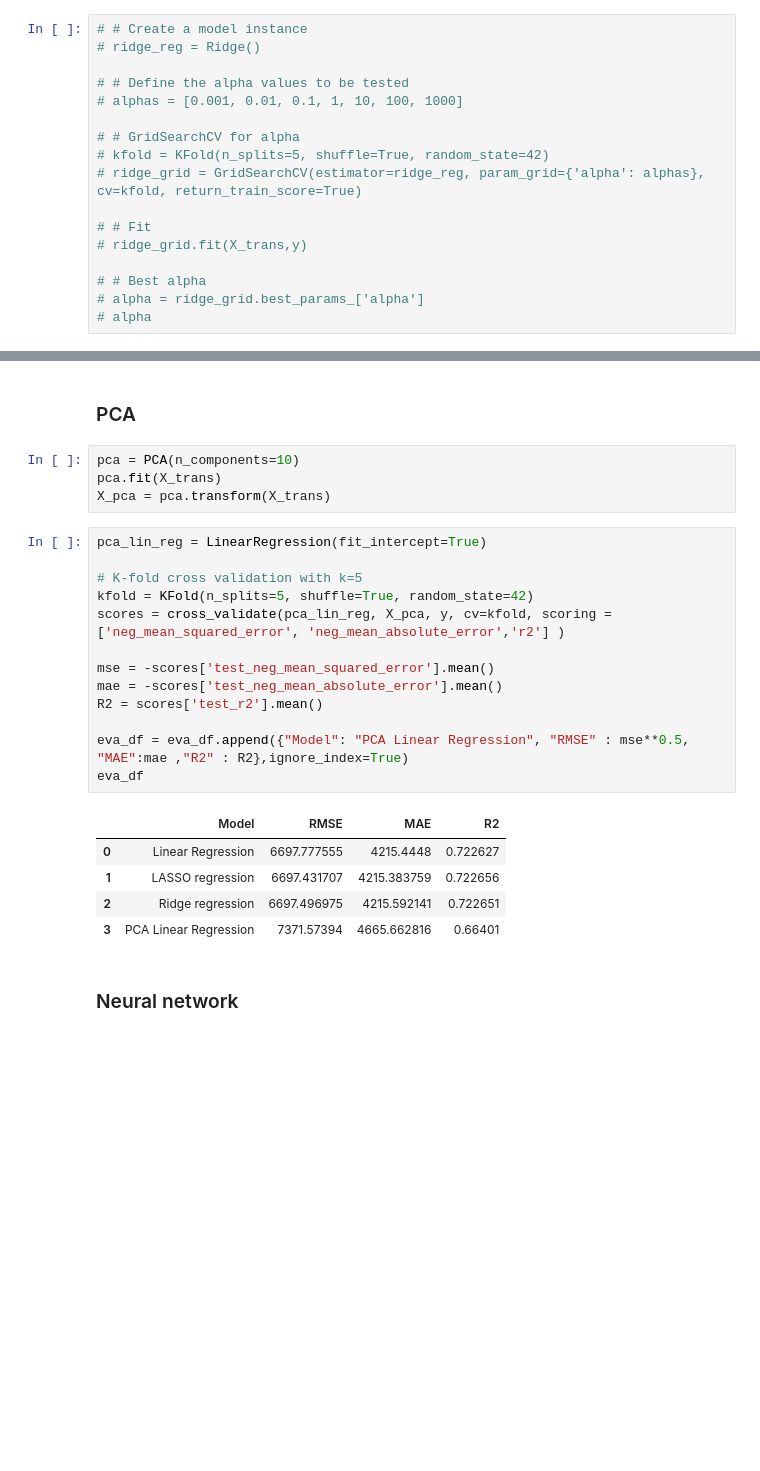
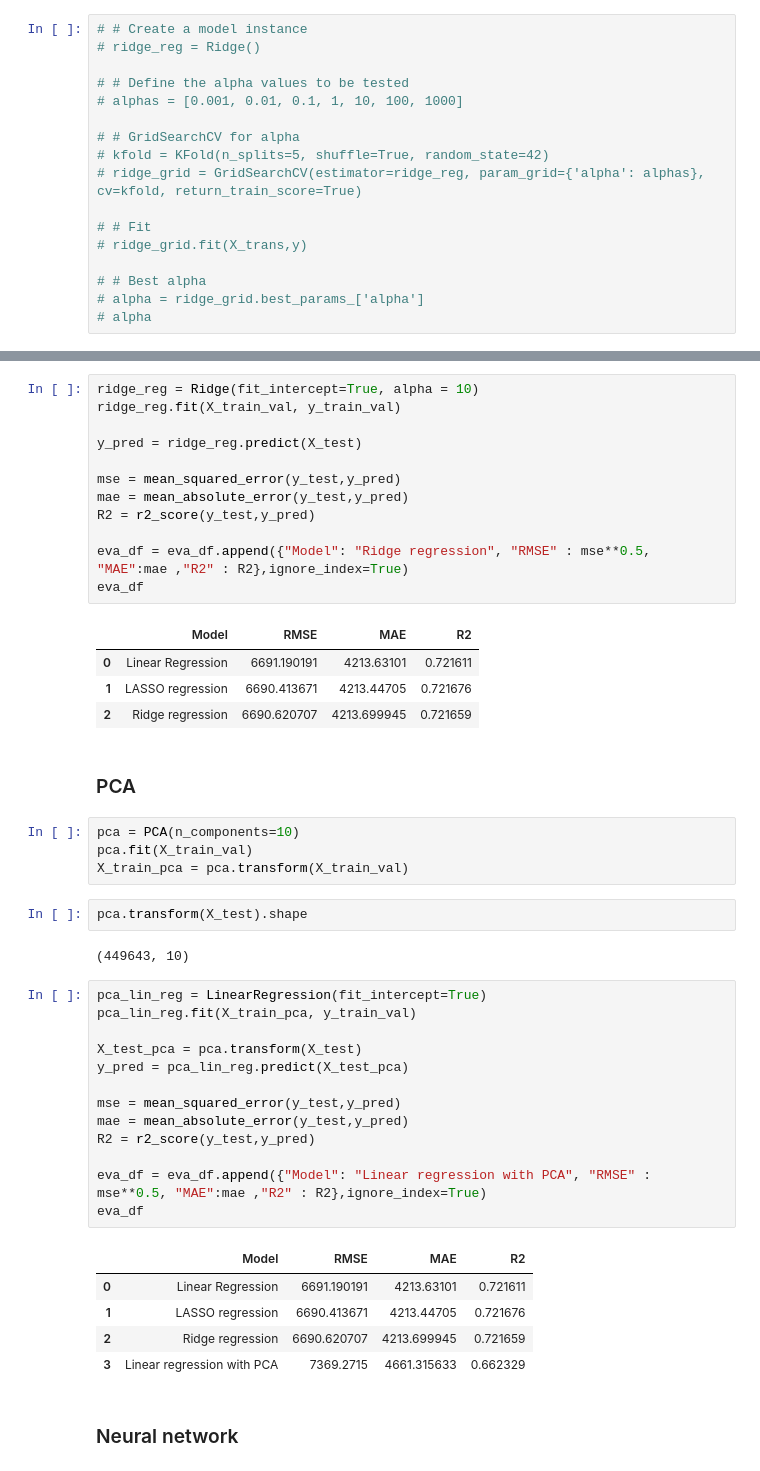
Before and after one commit to nhDuc1993/GMT6740, a Jupyter notebook: scr/model.ipynb, the cells around one changed output, grey strips where cells are left out. Saved outputs shown, nothing was run; the diff lists cells and outputs as text; blank space fills up the shorter version.

```diff
--- a/scr/model.ipynb
+++ b/scr/model.ipynb
@@ -174,30 +215,51 @@ eva_df
 | 0 | Linear Regression | 6697.777555 | 4215.4448 | 0.722627 |
 | 1 | LASSO regression | 6697.431707 | 4215.383759 | 0.722656 |
 | 2 | Ridge regression | 6697.496975 | 4215.592141 | 0.722651 |
+# %%
+ridge_reg = Ridge(fit_intercept=True, alpha = 10)
+ridge_reg.fit(X_train_val, y_train_val)
+
+y_pred = ridge_reg.predict(X_test)
+
+mse = mean_squared_error(y_test,y_pred)
+mae = mean_absolute_error(y_test,y_pred)
+R2 = r2_score(y_test,y_pred)
+
+eva_df = eva_df.append({"Model": "Ridge regression", "RMSE" : mse**0.5, "MAE":mae ,"R2" : R2},ignore_index=True)
+eva_df
+# %% [output]
+|  | Model | RMSE | MAE | R2 |
+| 0 | Linear Regression | 6691.190191 | 4213.63101 | 0.721611 |
+| 1 | LASSO regression | 6690.413671 | 4213.44705 | 0.721676 |
+| 2 | Ridge regression | 6690.620707 | 4213.699945 | 0.721659 |
 # %% [markdown]
 ### PCA
 # %%
 pca = PCA(n_components=10)
-pca.fit(X_trans)
-X_pca = pca.transform(X_trans)
+pca.fit(X_train_val)
+X_train_pca = pca.transform(X_train_val)
-# %%
-pca_lin_reg = LinearRegression(fit_intercept=True)
-
-# K-fold cross validation with k=5
-kfold = KFold(n_splits=5, shuffle=True, random_state=42)
-scores = cross_validate(pca_lin_reg, X_pca, y, cv=kfold, scoring = ['neg_mean_squared_error', 'neg_mean_absolute_error','r2'] )
-
-mse = -scores['test_neg_mean_squared_error'].mean()
-mae = -scores['test_neg_mean_absolute_error'].mean()
-R2 = scores['test_r2'].mean()
-
-eva_df = eva_df.append({"Model": "PCA Linear Regression", "RMSE" : mse**0.5, "MAE":mae ,"R2" : R2},ignore_index=True)
-eva_df
-# %% [output]
-|  | Model | RMSE | MAE | R2 |
-| 0 | Linear Regression | 6697.777555 | 4215.4448 | 0.722627 |
-| 1 | LASSO regression | 6697.431707 | 4215.383759 | 0.722656 |
-| 2 | Ridge regression | 6697.496975 | 4215.592141 | 0.722651 |
-| 3 | PCA Linear Regression | 7371.57394 | 4665.662816 | 0.66401 |
+# %%
+pca.transform(X_test).shape
+# %% [output]
+(449643, 10)
+# %%
+pca_lin_reg = LinearRegression(fit_intercept=True)
+pca_lin_reg.fit(X_train_pca, y_train_val)
+
+X_test_pca = pca.transform(X_test)
+y_pred = pca_lin_reg.predict(X_test_pca)
+
+mse = mean_squared_error(y_test,y_pred)
+mae = mean_absolute_error(y_test,y_pred)
+R2 = r2_score(y_test,y_pred)
+
+eva_df = eva_df.append({"Model": "Linear regression with PCA", "RMSE" : mse**0.5, "MAE":mae ,"R2" : R2},ignore_index=True)
+eva_df
+# %% [output]
+|  | Model | RMSE | MAE | R2 |
+| 0 | Linear Regression | 6691.190191 | 4213.63101 | 0.721611 |
+| 1 | LASSO regression | 6690.413671 | 4213.44705 | 0.721676 |
+| 2 | Ridge regression | 6690.620707 | 4213.699945 | 0.721659 |
+| 3 | Linear regression with PCA | 7369.2715 | 4661.315633 | 0.662329 |
 # %% [markdown]
 ### Neural network
```
Also changed, not shown: parts of 21 cells of this notebook.
